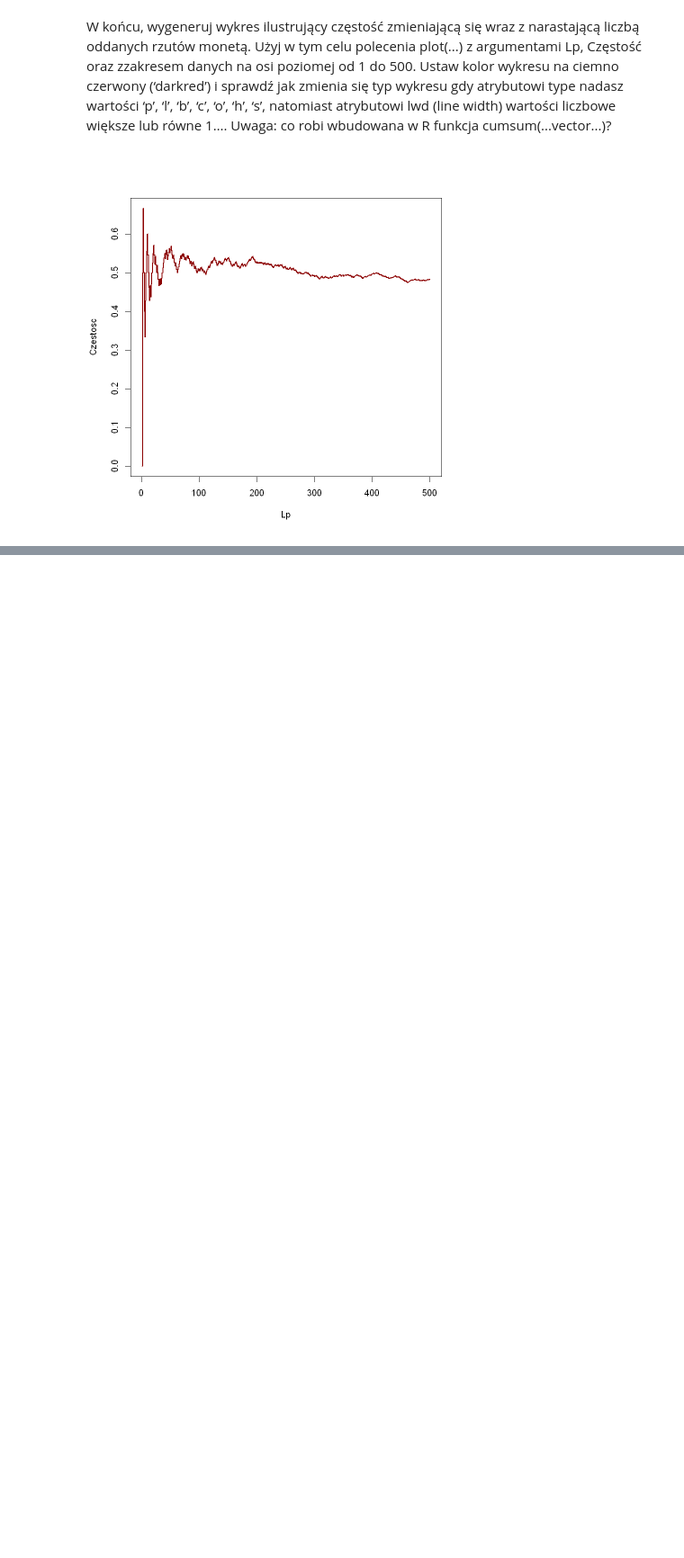
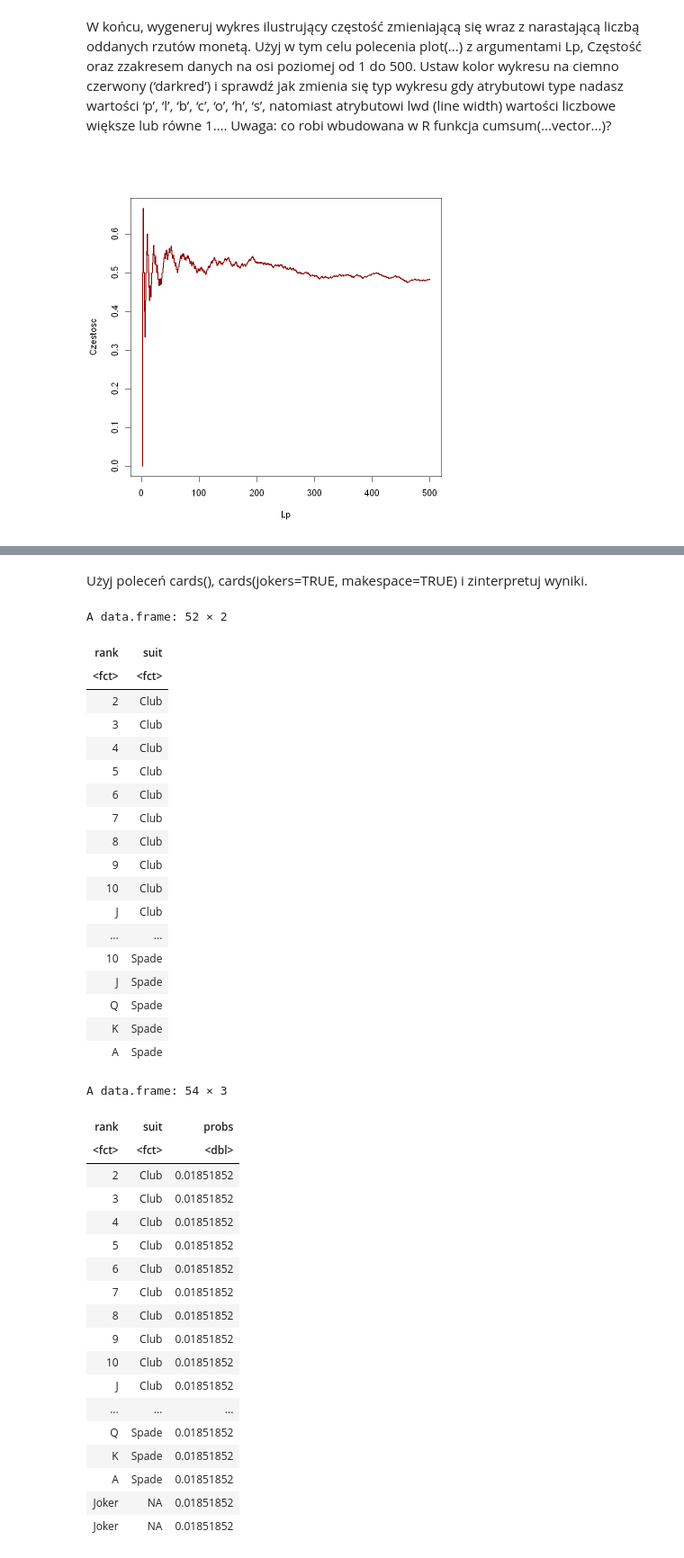
Before and after one commit to 30james00/pollub_R, a Jupyter notebook: Lab5.ipynb, the cells around one changed output, grey strips where cells are left out. Shown at 90% size. Cells and saved outputs as stored; diff of their text form; code cells hidden in the pictures; blank space fills up the shorter version.

```diff
--- a/Lab5.ipynb
+++ b/Lab5.ipynb
@@ -86,0 +160,44 @@ detach(coins_frame_)
+# %% [markdown]
+Użyj poleceń cards(), cards(jokers=TRUE, makespace=TRUE) i zinterpretuj wyniki.
+# %%
+cards()
+cards(jokers = T, makespace = T)
+# %% [output]
+A data.frame: 52 × 2
+| rank | suit |
+| <fct> | <fct> |
+| 2 | Club |
+| 3 | Club |
+| 4 | Club |
+| 5 | Club |
+| 6 | Club |
+| 7 | Club |
+| 8 | Club |
+| 9 | Club |
+| 10 | Club |
+| J | Club |
+| ... | ... |
+| 10 | Spade |
+| J | Spade |
+| Q | Spade |
+| K | Spade |
+| A | Spade |
+A data.frame: 54 × 3
+| rank | suit | probs |
+| <fct> | <fct> | <dbl> |
+| 2 | Club | 0.01851852 |
+| 3 | Club | 0.01851852 |
+| 4 | Club | 0.01851852 |
+| 5 | Club | 0.01851852 |
+| 6 | Club | 0.01851852 |
+| 7 | Club | 0.01851852 |
+| 8 | Club | 0.01851852 |
+| 9 | Club | 0.01851852 |
+| 10 | Club | 0.01851852 |
+| J | Club | 0.01851852 |
+| ... | ... | ... |
+| Q | Spade | 0.01851852 |
+| K | Spade | 0.01851852 |
+| A | Spade | 0.01851852 |
+| Joker | NA | 0.01851852 |
+| Joker | NA | 0.01851852 |
```
Also changed, not shown: parts of 7 cells of this notebook.
